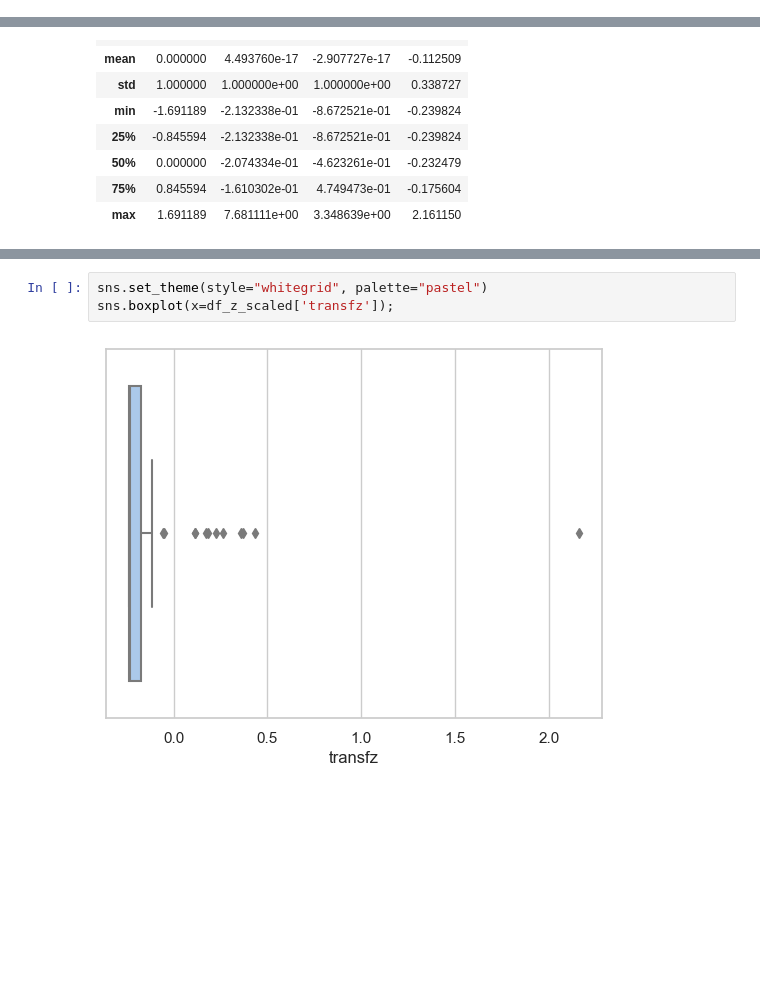
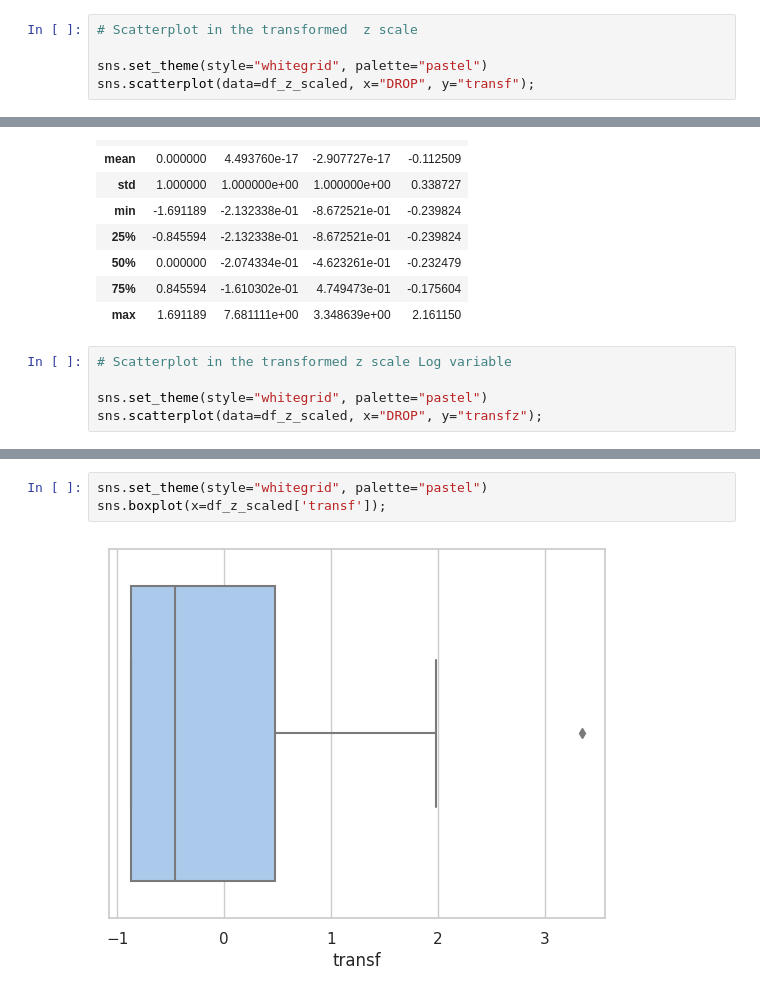
Before and after one commit to clizarraga-UAD7/Notebooks, a Jupyter notebook: DROPm_Analysis.ipynb, the cells around one changed output, grey strips where cells are left out. Cells and saved outputs as stored; diff of their text form; blank space fills up the shorter version.

```diff
--- a/DROPm_Analysis.ipynb
+++ b/DROPm_Analysis.ipynb
@@ -498,3 +489,8 @@ display(df_z_scaled)
 | 61 | 1.636634 | -0.213234 | -0.867252 |
 | 62 | 1.691189 | -0.207433 | -0.462326 |
 63 rows × 3 columns
+# %%
+# Scatterplot in the transformed  z scale
+
+sns.set_theme(style="whitegrid", palette="pastel")
+sns.scatterplot(data=df_z_scaled, x="DROP", y="transf");
@@ -523,3 +522,8 @@ df_z_scaled.describe()
 | 50% | 0.000000 | -2.074334e-01 | -4.623261e-01 | -0.232479 |
 | 75% | 0.845594 | -1.610302e-01 | 4.749473e-01 | -0.175604 |
 | max | 1.691189 | 7.681111e+00 | 3.348639e+00 | 2.161150 |
+# %%
+# Scatterplot in the transformed z scale Log variable
+
+sns.set_theme(style="whitegrid", palette="pastel")
+sns.scatterplot(data=df_z_scaled, x="DROP", y="transfz");
@@ -563,8 +571,8 @@ plt.xticks(rotation = 30);
 # %%
 sns.set_theme(style="whitegrid", palette="pastel")
-sns.boxplot(x=df_z_scaled['transfz']);
+sns.boxplot(x=df_z_scaled['transf']);
 # %% [output]
-[figure, old version]
+[figure, new version]
 # %%
 sns.set_theme(style="whitegrid", palette="pastel")
 
```
Also changed, not shown: parts of 24 cells of this notebook.
